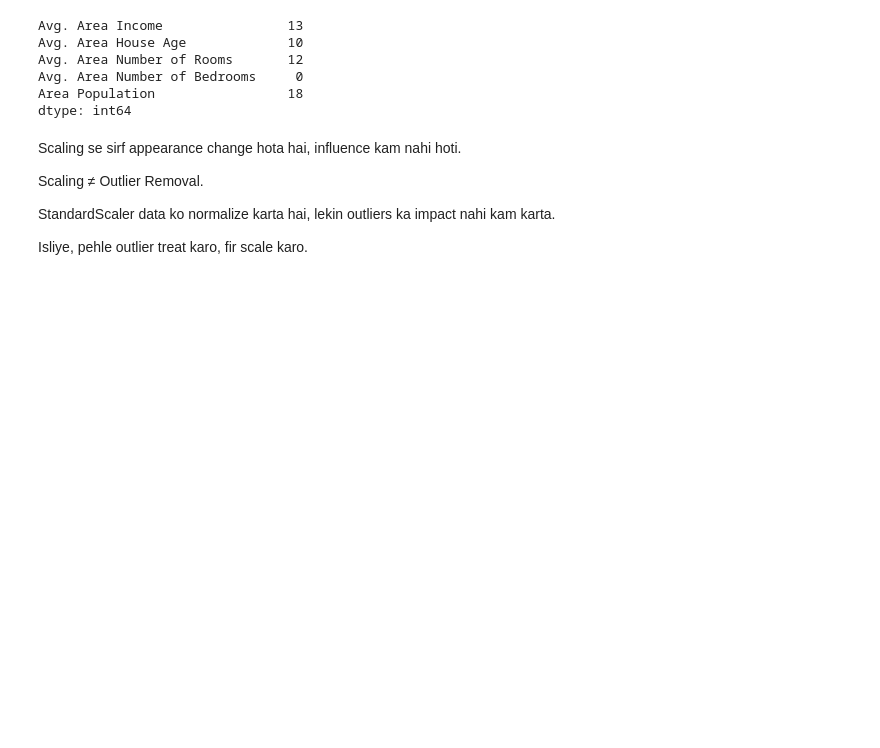
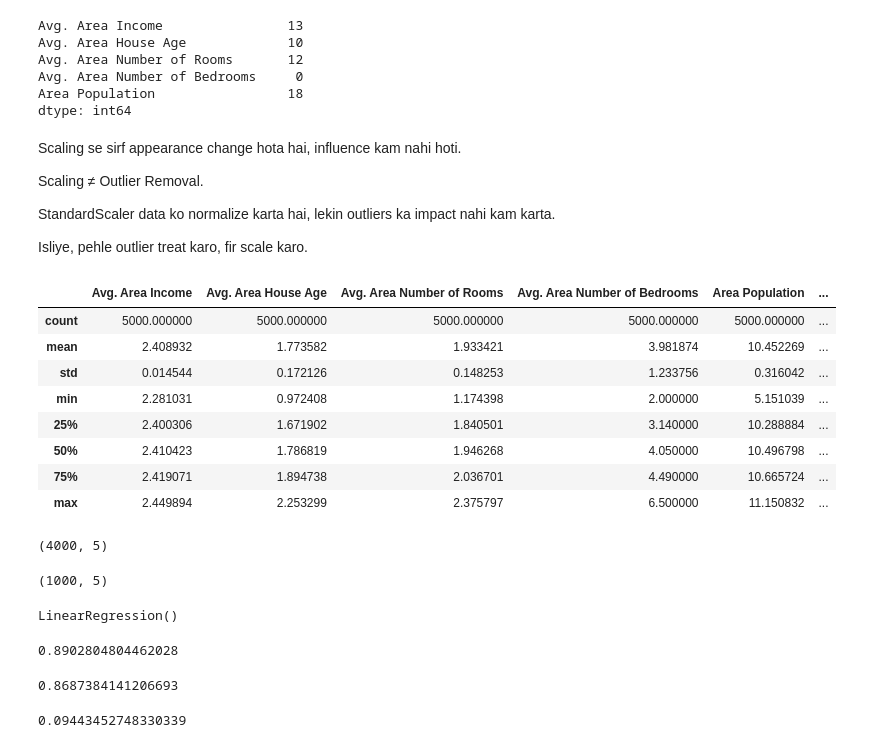
Before and after one commit to gurudattamanpreet/Practice, a Jupyter notebook: USA_Housing.ipynb, the cells around one changed output. Saved outputs shown, nothing was run; the diff lists cells and outputs as text; code cells hidden in the pictures; blank space fills up the shorter version.

```diff
--- a/USA_Housing.ipynb
+++ b/USA_Housing.ipynb
@@ -126,3 +129,20 @@ Scaling ≠ Outlier Removal.
 StandardScaler data ko normalize karta hai, lekin outliers ka impact nahi kam karta.
 
 Isliye, pehle outlier treat karo, fir scale karo.
+# %%
+df['Avg. Area Income']=np.log(df['Avg. Area Income'])
+df['Avg. Area House Age']=np.log(df['Avg. Area House Age'])
+df['Avg. Area Number of Rooms']=np.log(df['Avg. Area Number of Rooms'])
+df['Area Population']=np.log(df['Area Population'])
+# %%
+df.describe()
+# %% [output]
+|  | Avg. Area Income | Avg. Area House Age | Avg. Area Number of Rooms | Avg. Area Number of Bedrooms | Area Population | ... |
+| count | 5000.000000 | 5000.000000 | 5000.000000 | 5000.000000 | 5000.000000 | ... |
+| mean | 2.408932 | 1.773582 | 1.933421 | 3.981874 | 10.452269 | ... |
+| std | 0.014544 | 0.172126 | 0.148253 | 1.233756 | 0.316042 | ... |
+| min | 2.281031 | 0.972408 | 1.174398 | 2.000000 | 5.151039 | ... |
+| 25% | 2.400306 | 1.671902 | 1.840501 | 3.140000 | 10.288884 | ... |
+| 50% | 2.410423 | 1.786819 | 1.946268 | 4.050000 | 10.496798 | ... |
+| 75% | 2.419071 | 1.894738 | 2.036701 | 4.490000 | 10.665724 | ... |
+| max | 2.449894 | 2.253299 | 2.375797 | 6.500000 | 11.150832 | ... |
@@ -128,0 +157,13 @@ Isliye, pehle outlier treat karo, fir scale karo.
+# %%
+X_train.shape
+# %% [output]
+(4000, 5)
+# %%
+X_test.shape
+# %% [output]
+(1000, 5)
+# %%
+lr=LinearRegression()
+lr.fit(X_train,y_train)
+# %% [output]
+LinearRegression()
@@ -128,0 +173,14 @@ Isliye, pehle outlier treat karo, fir scale karo.
+# %%
+r2_score(y_train,y_pred_train)
+# %% [output]
+0.8902804804462028
+# %%
+r2_score(y_test,y_pred_test)
+# %% [output]
+0.8687384141206693
+# %%
+mean_absolute_percentage_error(y_test,y_pred_test)
+
+# ye 9.44% error de skta h
+# %% [output]
+0.09443452748330339
```
Also changed, not shown: parts of 8 cells of this notebook.
